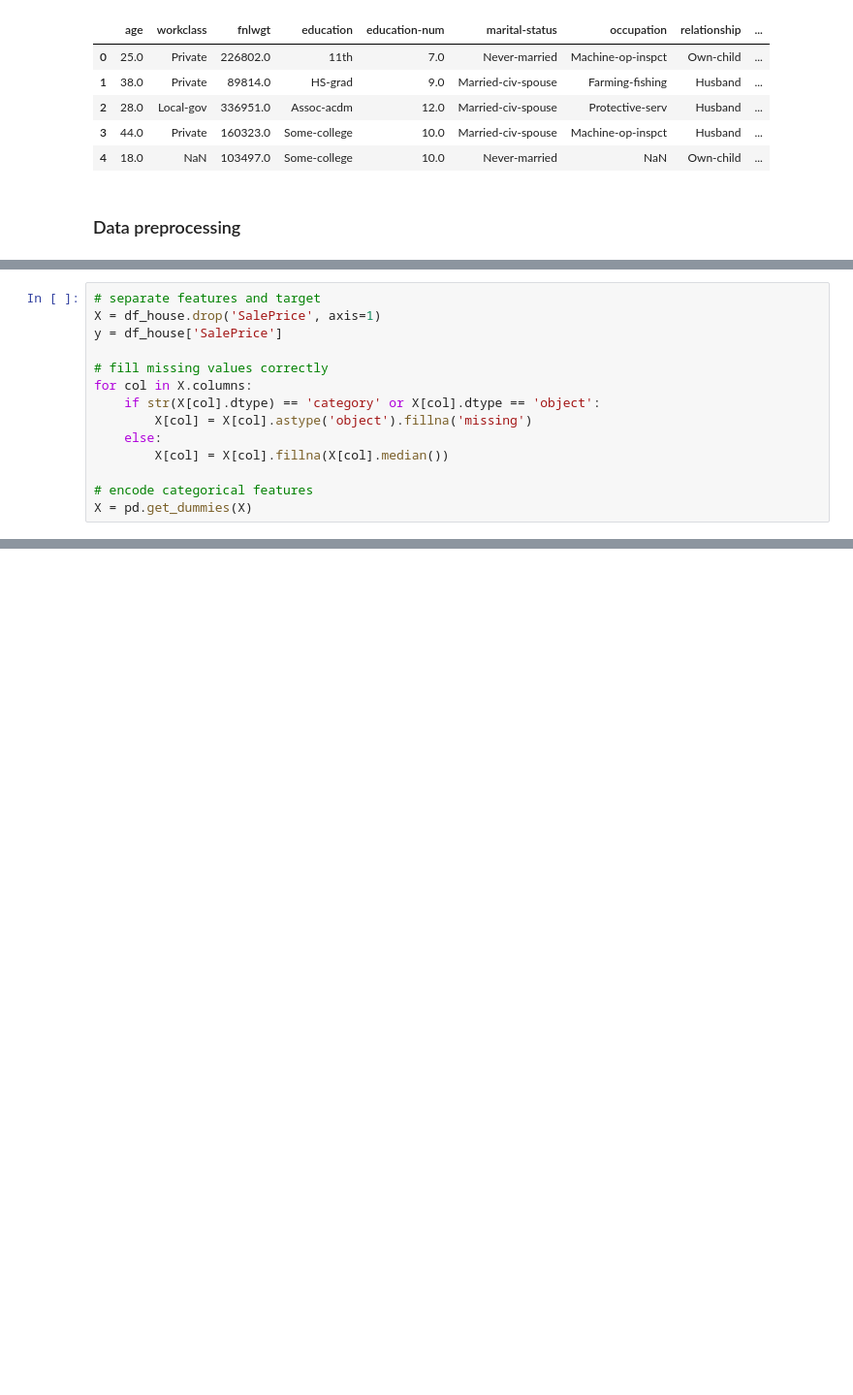
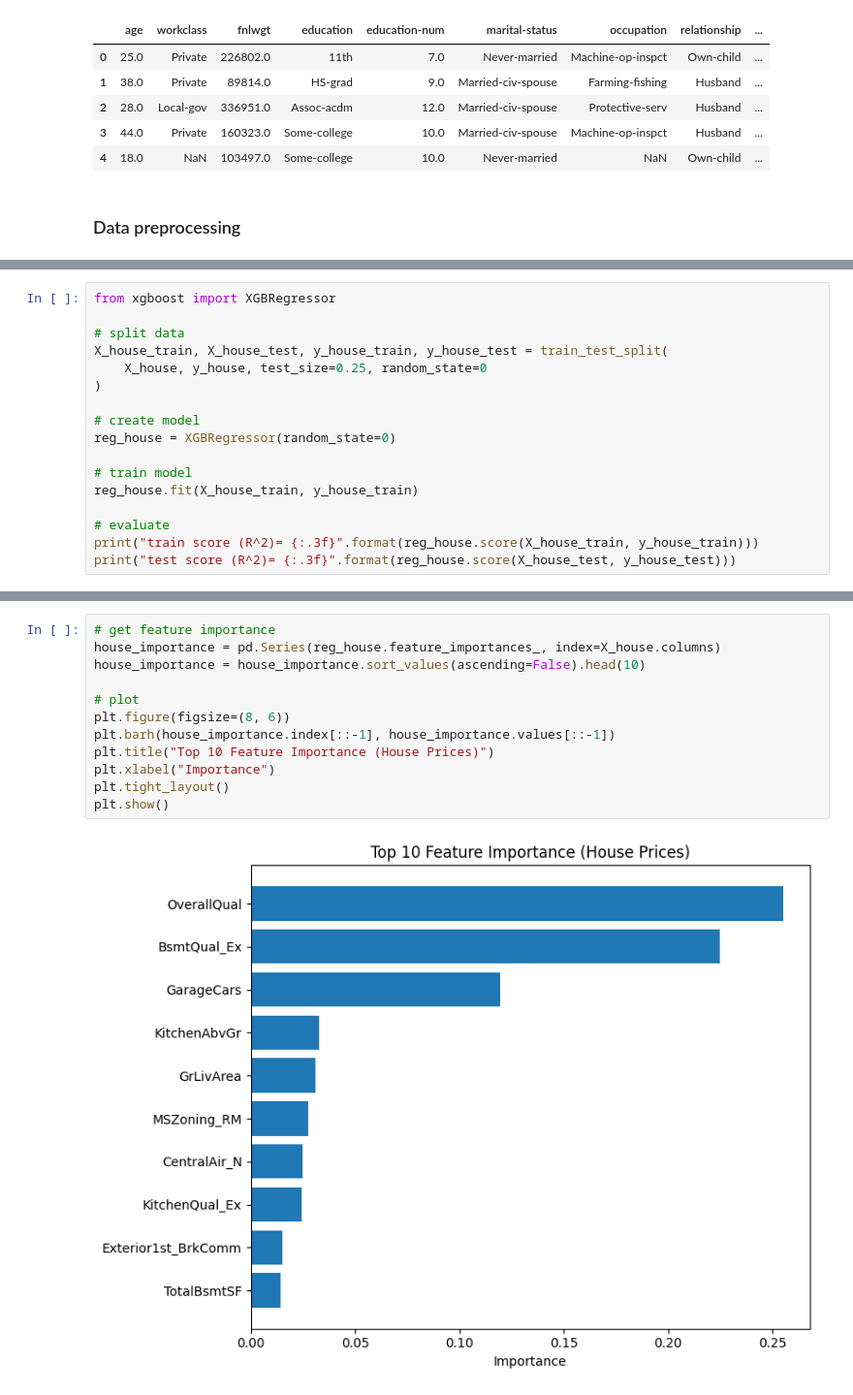
Before and after one commit to Yon1k3/Maksym-SAVCHUK-Camp-2026, a Jupyter notebook: lesson_5_decision_trees/lesson_5_dt_hometask.ipynb, the cells around one changed output, grey strips where cells are left out. Shown at 97% size. Drawn from its saved outputs; the diff is of its cells as text; blank space fills up the shorter version.

```diff
--- a/lesson_5_decision_trees/lesson_5_dt_hometask.ipynb
+++ b/lesson_5_decision_trees/lesson_5_dt_hometask.ipynb
@@ -200,14 +163,0 @@ df_house.head()
-# %%
-# separate features and target
-X = df_house.drop('SalePrice', axis=1)
-y = df_house['SalePrice']
-
-# fill missing values correctly
-for col in X.columns:
-    if str(X[col].dtype) == 'category' or X[col].dtype == 'object':
-        X[col] = X[col].astype('object').fillna('missing')
-    else:
-        X[col] = X[col].fillna(X[col].median())
-
-# encode categorical features
-X = pd.get_dummies(X)
@@ -233,0 +329,17 @@ test score (R^2)= 0.843
+# %%
+from xgboost import XGBRegressor
+
+# split data
+X_house_train, X_house_test, y_house_train, y_house_test = train_test_split(
+    X_house, y_house, test_size=0.25, random_state=0
+)
+
+# create model
+reg_house = XGBRegressor(random_state=0)
+
+# train model
+reg_house.fit(X_house_train, y_house_train)
+
+# evaluate
+print("train score (R^2)= {:.3f}".format(reg_house.score(X_house_train, y_house_train)))
+print("test score (R^2)= {:.3f}".format(reg_house.score(X_house_test, y_house_test)))
@@ -233,0 +374,14 @@ test score (R^2)= 0.843
+# %%
+# get feature importance
+house_importance = pd.Series(reg_house.feature_importances_, index=X_house.columns)
+house_importance = house_importance.sort_values(ascending=False).head(10)
+
+# plot
+plt.figure(figsize=(8, 6))
+plt.barh(house_importance.index[::-1], house_importance.values[::-1])
+plt.title("Top 10 Feature Importance (House Prices)")
+plt.xlabel("Importance")
+plt.tight_layout()
+plt.show()
+# %% [output]
+[figure, added]
```
Also changed, not shown: parts of 31 cells of this notebook, 1 other file.
